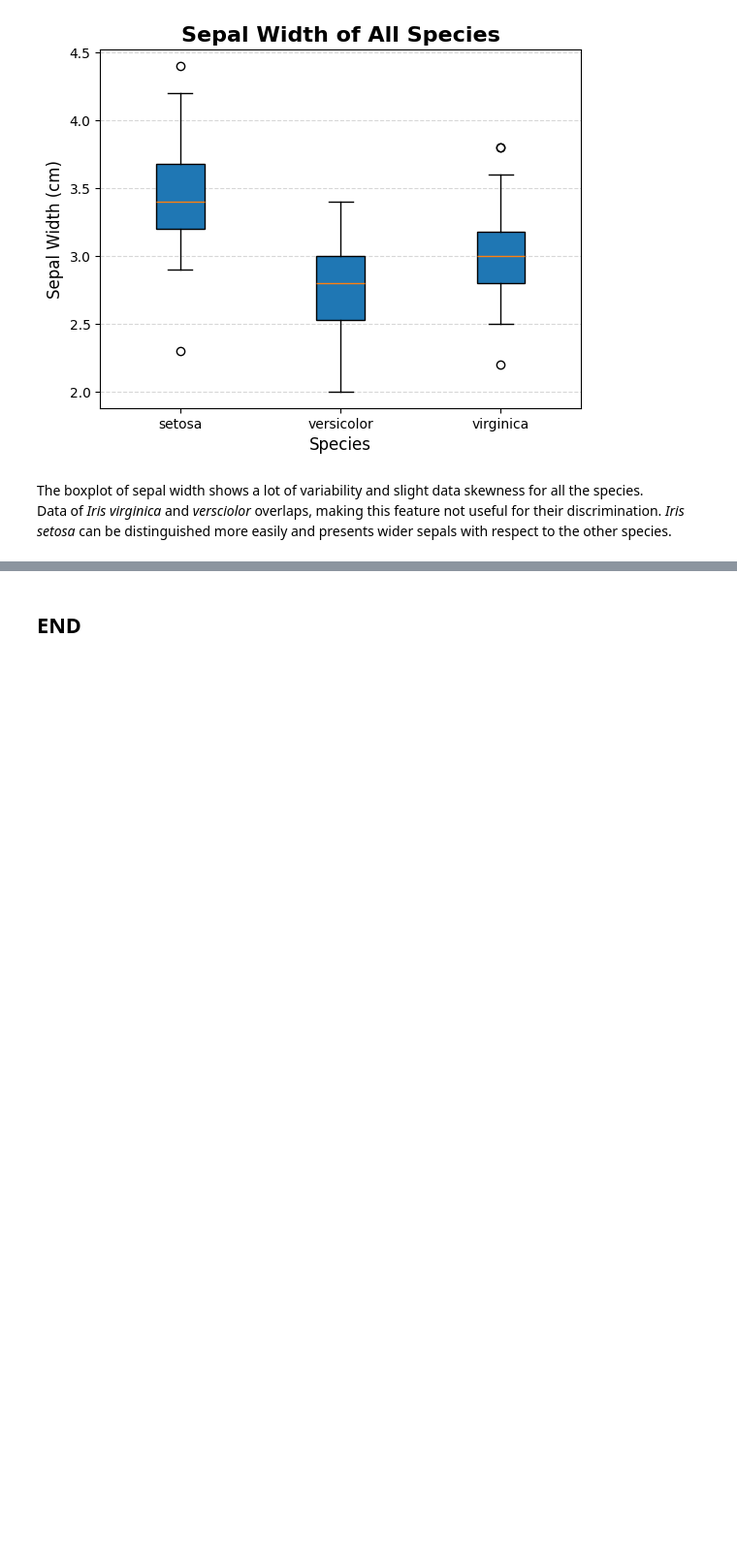
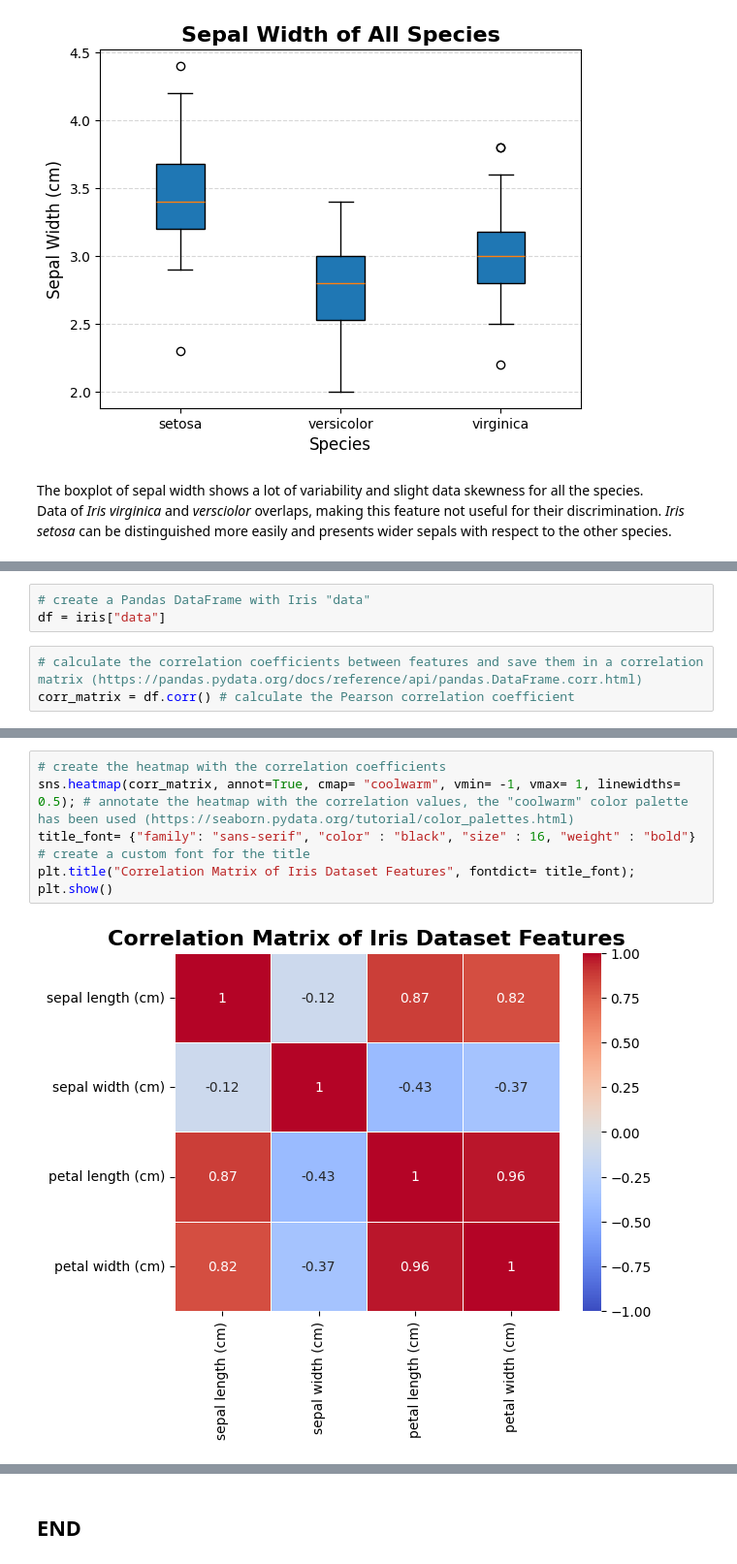
Before and after one commit to AnnaLoz28/PANDS-Project, a Jupyter notebook: iris.ipynb, the cells around one changed output, grey strips where cells are left out. Shown at 97% size. Saved outputs shown, nothing was run; the diff lists cells and outputs as text; blank space fills up the shorter version.

Commit message:
added features correlation matrix and heatmap

```diff
--- a/iris.ipynb
+++ b/iris.ipynb
@@ -509,0 +518,6 @@ Data of *Iris virginica* and *versciolor* overlaps, making this feature not usef
+# %%
+# create a Pandas DataFrame with Iris "data"
+df = iris["data"]
+# %%
+# calculate the correlation coefficients between features and save them in a correlation matrix (https://pandas.pydata.org/docs/reference/api/pandas.DataFrame.corr.html)
+corr_matrix = df.corr() # calculate the Pearson correlation coefficient
@@ -509,0 +554,8 @@ Data of *Iris virginica* and *versciolor* overlaps, making this feature not usef
+# %%
+# create the heatmap with the correlation coefficients
+sns.heatmap(corr_matrix, annot=True, cmap= "coolwarm", vmin= -1, vmax= 1, linewidths= 0.5); # annotate the heatmap with the correlation values, the "coolwarm" color palette has been used (https://seaborn.pydata.org/tutorial/color_palettes.html)
+title_font= {"family": "sans-serif", "color" : "black", "size" : 16, "weight" : "bold"} # create a custom font for the title
+plt.title("Correlation Matrix of Iris Dataset Features", fontdict= title_font);
+plt.show()
+# %% [output]
+[figure, added]
```
Also changed, not shown: parts of 11 cells of this notebook, 1 other file.
